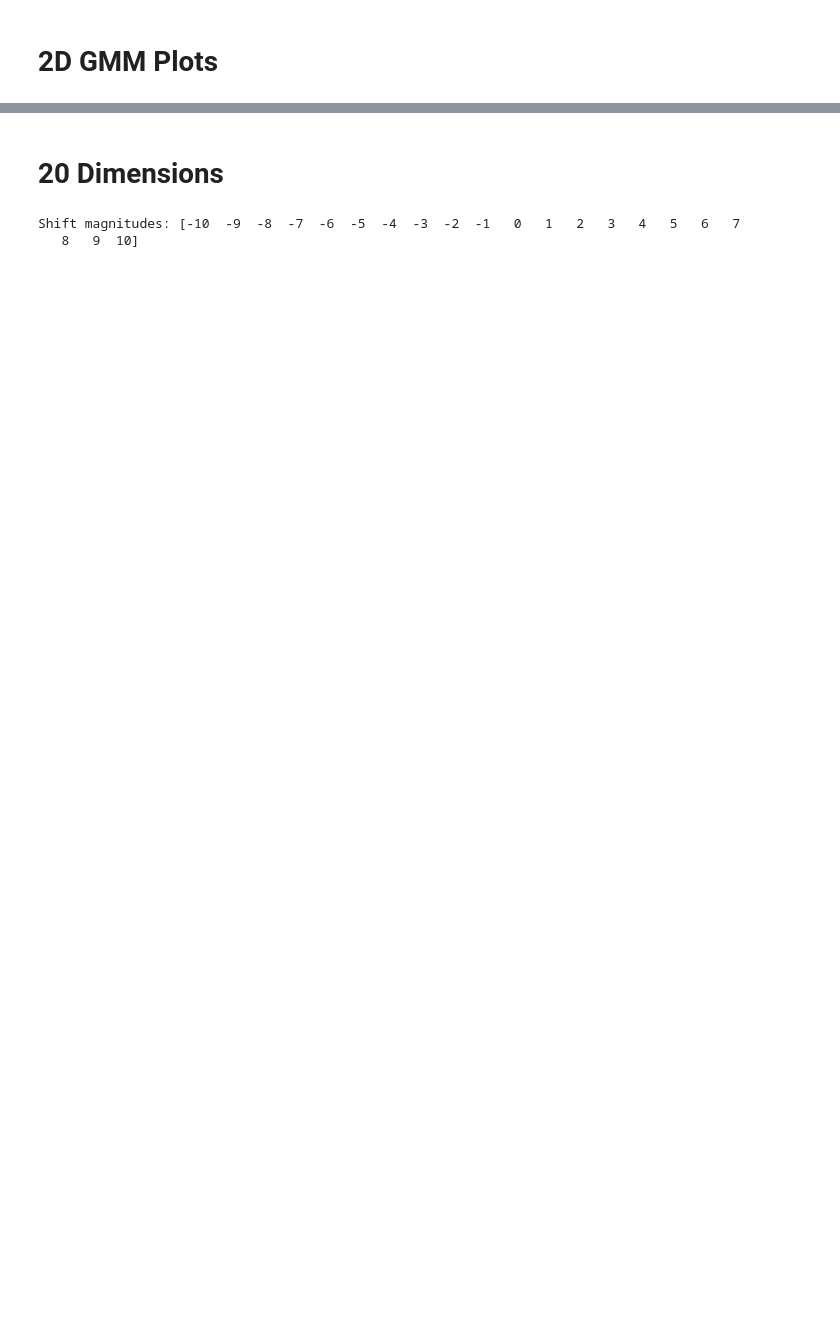
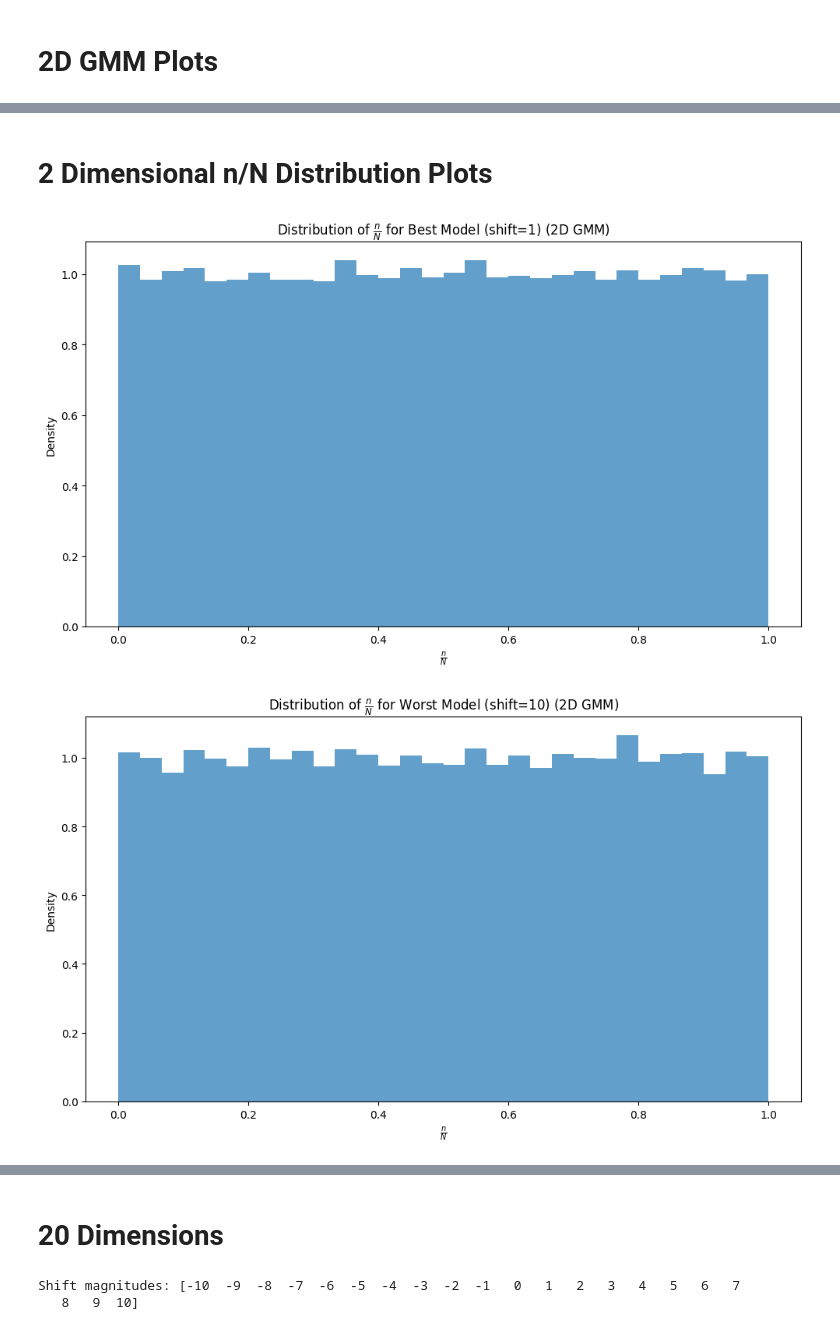
Before and after one commit to SammyS15/Pokie, a Jupyter notebook: notebook/GMM.ipynb, the cells around one changed output, grey strips where cells are left out. Saved outputs shown, nothing was run; the diff lists cells and outputs as text; code cells hidden in the pictures; blank space fills up the shorter version.

```diff
--- a/notebook/GMM.ipynb
+++ b/notebook/GMM.ipynb
@@ -153,0 +160,52 @@ plt.show()
+# %% [markdown]
+# 2 Dimensional n/N Distribution Plots
+# %%
+# Identify the best model
+best_model_idx = np.argmax(results)
+
+# Extract its n/N values across all runs and all truths, then flatten
+# n_over_N_vals has shape (n_runs, n_models, n_truths)
+best_vals = n_over_N_vals[:, best_model_idx, :].reshape(-1)
+
+# Plot the distribution of n/N values for the best model
+plt.figure(figsize=(10, 6))
+plt.hist(best_vals, bins=30, density=True, alpha=0.7)
+plt.title(rf"Distribution of $\frac{{n}}{{N}}$ for Best Model (shift={shift_magnitudes[best_model_idx]}) (2D GMM)")
+plt.xlabel(r"$\frac{n}{N}$")
+plt.ylabel("Density")
+plt.tight_layout()
+plt.savefig("../PLots/GMM/2D/Pokie_Best_Model_n_over_N_2D_GMM.pdf")
+plt.show()
+
+# Identify the Worst Model
+worst_model_idx = np.argmin(results)
+
+# Extract its n/N values across all runs and all truths, then flatten
+# n_over_N_vals has shape (n_runs, n_models, n_truths)
+worst_vals = n_over_N_vals[:, worst_model_idx, :].reshape(-1)
+
+# Plot the distribution of n/N values for the worst model
+plt.figure(figsize=(10, 6))
+plt.hist(worst_vals, bins=30, density=True, alpha=0.7)
+plt.title(rf"Distribution of $\frac{{n}}{{N}}$ for Worst Model (shift={shift_magnitudes[worst_model_idx]}) (2D GMM)")
+plt.xlabel(r"$\frac{n}{N}$")
+plt.ylabel("Density")
+plt.tight_layout()
+plt.savefig("../PLots/GMM/2D/Pokie_Worst_Model_n_over_N_2D_GMM.pdf")
+plt.show()
+
+# Concat all n/N values across all models
+all_vals = n_over_N_vals.reshape(-1)
+
+# Plot the distribution of n/N values for the worst model
+plt.figure(figsize=(10, 6))
+plt.hist(all_vals, bins=30, density=True, alpha=0.7)
+plt.title(rf"Distribution of $\frac{{n}}{{N}}$ for over ALL Models (2D GMM)")
+plt.xlabel(r"$\frac{n}{N}$")
+plt.ylabel("Density")
+plt.tight_layout()
+plt.savefig("../PLots/GMM/2D/Pokie_n_over_N_2D_GMM.pdf")
+plt.show()
+# %% [output]
+[figure, added]
+[figure, added]
```
Also changed, not shown: parts of 14 cells of this notebook, 51 other files.
